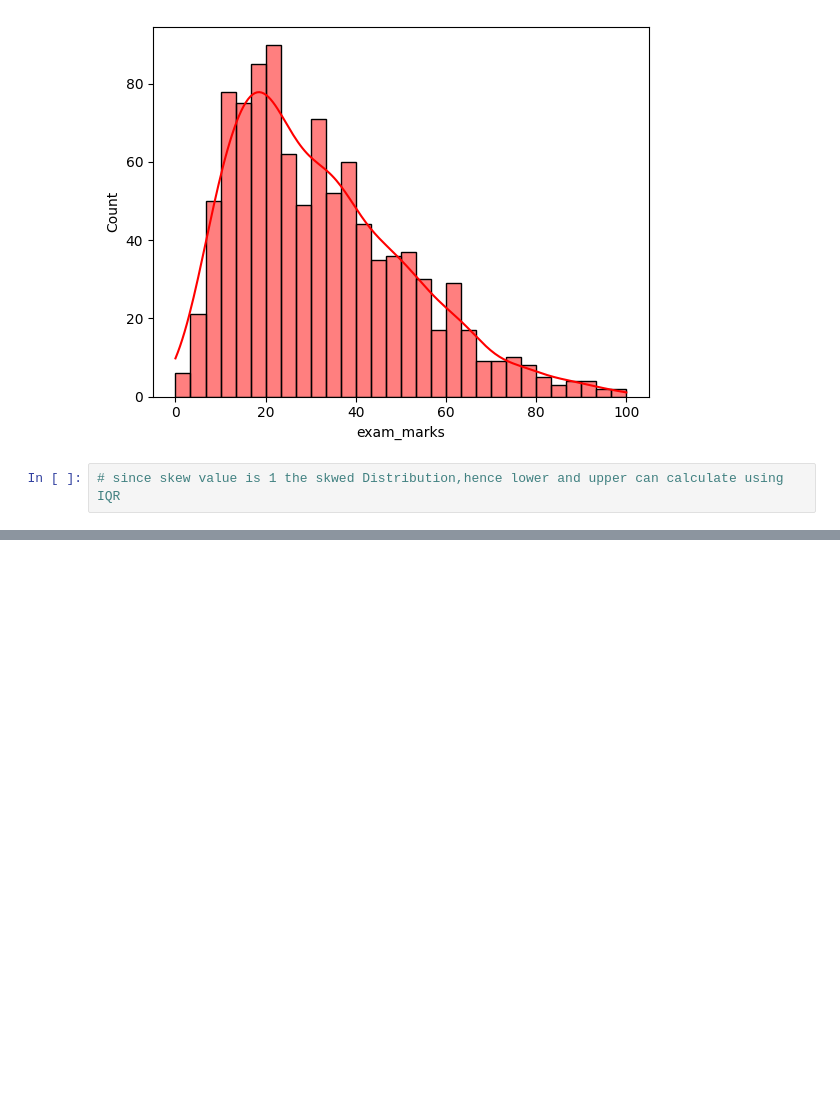
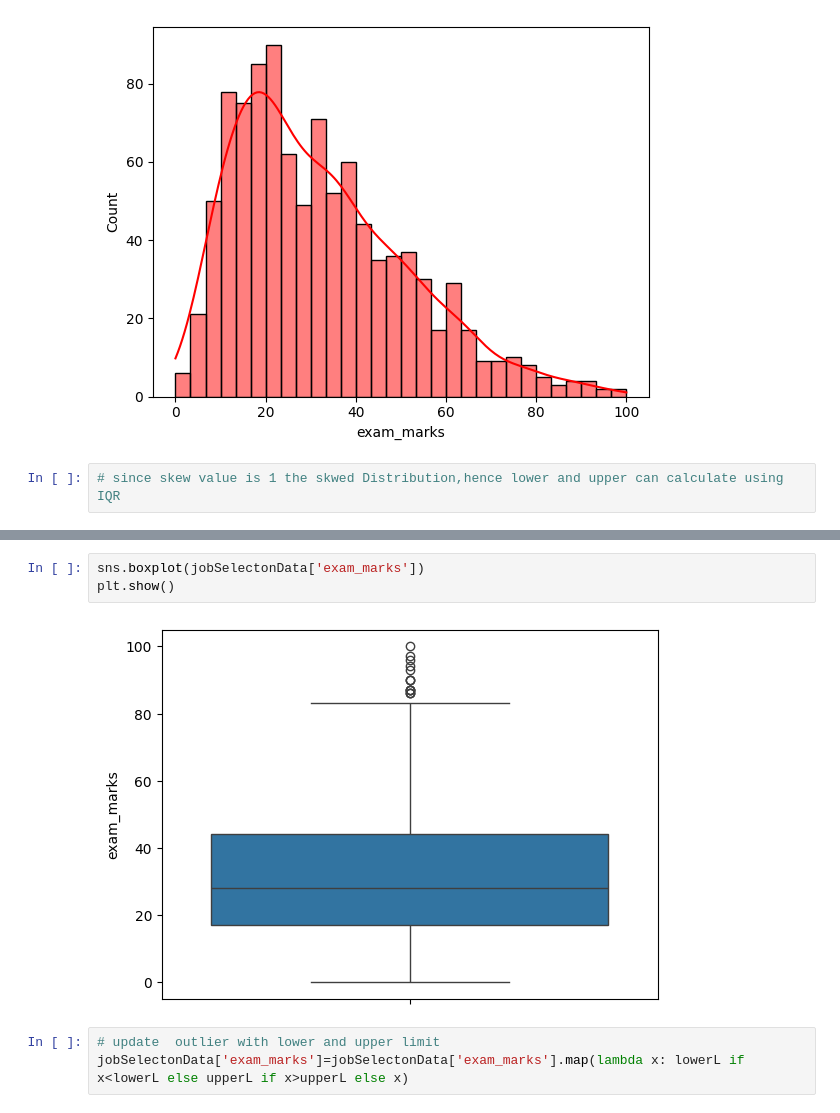
Before and after one commit to vivsingh119/agentic-ai-practise, a Jupyter notebook: Feature_Engineering.ipynb, the cells around one changed output, grey strips where cells are left out. Drawn from its saved outputs; the diff is of its cells as text; blank space fills up the shorter version.

```diff
--- a/Feature_Engineering.ipynb
+++ b/Feature_Engineering.ipynb
@@ -553,3 +566,11 @@ print(lowerL,upperL)
+# %%
+sns.boxplot(jobSelectonData['exam_marks'])
+plt.show()
+# %% [output]
+[figure, added]
+# %%
+# update  outlier with lower and upper limit
+jobSelectonData['exam_marks']=jobSelectonData['exam_marks'].map(lambda x: lowerL if x<lowerL else upperL if x>upperL else x)
 # %%
 sns.boxplot(jobSelectonData['score'])
 plt.show()
```
Also changed, not shown: parts of 8 cells of this notebook.
